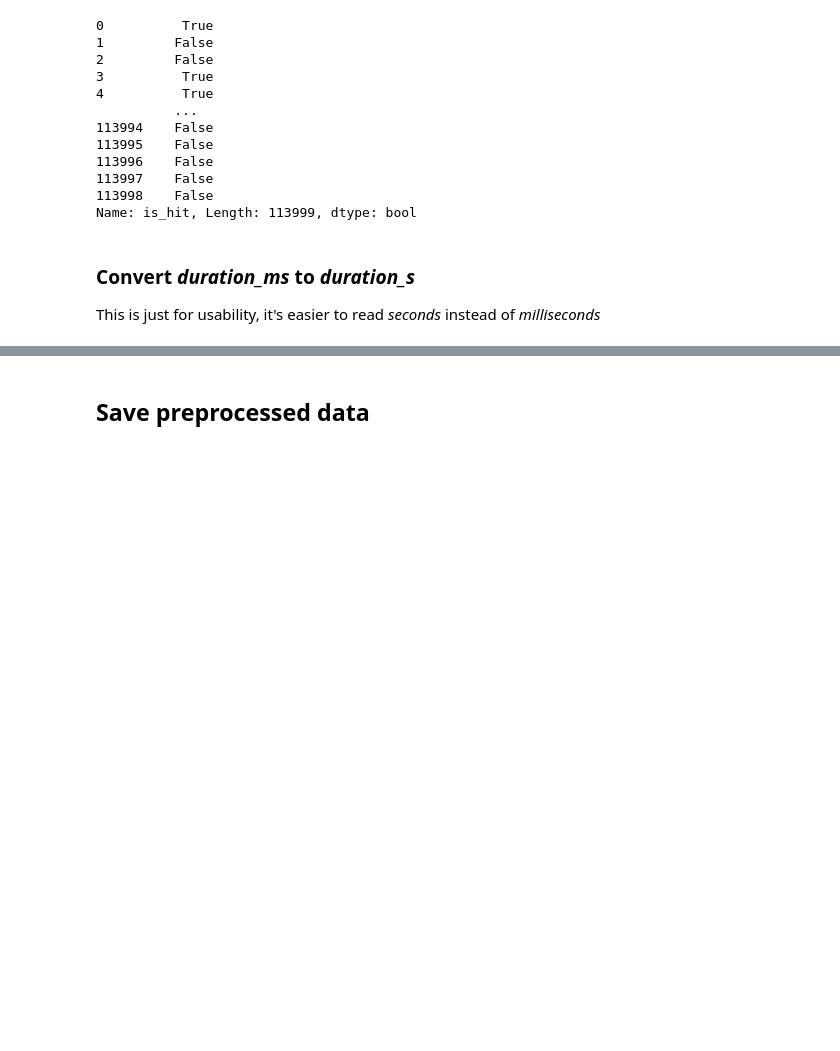
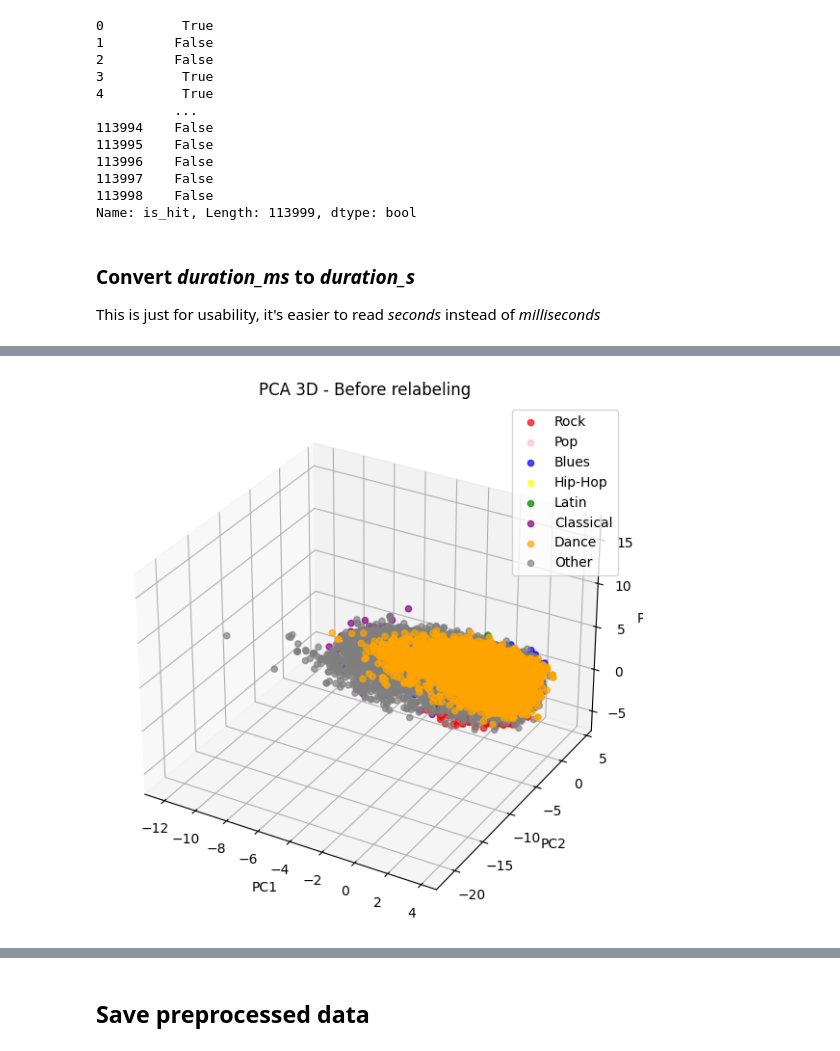
Before and after one commit to karanbir-singh/DAMIN-project, a Jupyter notebook: src/data_preprocess.ipynb, the cells around one changed output, grey strips where cells are left out. Saved outputs shown, nothing was run; the diff lists cells and outputs as text; code cells hidden in the pictures; blank space fills up the shorter version.

Commit message:
added genre engineering via PCA

```diff
--- a/src/data_preprocess.ipynb
+++ b/src/data_preprocess.ipynb
@@ -65,0 +71,3 @@ Name: duration_s, Length: 113999, dtype: int64
+# %%
+genres = df_spotify["track_genre"].unique()
+genres
@@ -65,0 +179,91 @@ Name: duration_s, Length: 113999, dtype: int64
+# %%
+from sklearn.preprocessing import StandardScaler
+from sklearn.decomposition import PCA
+from sklearn.neighbors import KNeighborsClassifier
+import matplotlib.pyplot as plt
+
+def classify_others_pca_knn(cols, n_components=3, k=5):
+    main_categories = ["Rock", "Pop", "Blues", "Hip-Hop", "Latin", "Classical", "Dance"]
+
+    df_main = df_spotify[df_spotify["track_genre"].isin(main_categories)].copy()
+    df_others = df_spotify[df_spotify["track_genre"] == "Other"].copy()
+
+    # scaling
+    scaler = StandardScaler()
+    X_main_scaled = scaler.fit_transform(df_main[cols])
+    X_others_scaled = scaler.transform(df_others[cols])
+
+    # PCA
+    pca = PCA(n_components=n_components)
+    X_main_pca = pca.fit_transform(X_main_scaled)
+    X_others_pca = pca.transform(X_others_scaled)
+
+    # plot clusters before relabeling
+    plot_pca_3d(X_main=X_main_pca, y_main=df_main["track_genre"].values,
+                X_others=X_others_pca, main_categories=main_categories,
+                title="PCA 3D - Before relabeling")
+
+    # KNN relabeling
+    knn = KNeighborsClassifier(n_neighbors=k)
+    knn.fit(X_main_pca, df_main["track_genre"])
+
+    predicted = knn.predict(X_others_pca)
+    df_spotify.loc[df_others.index, "track_genre"] = predicted
+
+    # replot clusters after relabeling
+    plot_pca_3d(X_main=X_main_pca, y_main=df_main["track_genre"].values,
+                X_others=X_others_pca, main_categories=main_categories,
+                assigned_labels=predicted, title="PCA 3D - After relabeling")
+
+    print(f"Predicted labels: {Counter(predicted)}")
+    print(f"Final genres: {Counter(df_spotify["track_genre"])}")
+
+def plot_pca_3d(X_main, y_main, X_others, main_categories, title, assigned_labels=None):
+    fig = plt.figure(figsize=(10, 7))
+    ax = fig.add_subplot(111, projection="3d")
+
+    colors = {
+        "Rock": "red",
+        "Pop": "pink",
+        "Blues": "blue",
+        "Hip-Hop": "yellow",
+        "Latin": "green",
+        "Classical": "purple",
+        "Dance": "orange"
+    }
+
+    for cat in main_categories:
+        idx = np.where(y_main == cat)[0]
+        if len(idx) > 0:
+            ax.scatter(
+                X_main[idx, 0], X_main[idx, 1], X_main[idx, 2],
+                c=colors[cat], label=cat, alpha=0.7, marker="o"
+            )
+
+    if assigned_labels is None:
+        # first plot: original "Other"
+        ax.scatter(
+                X_others[:, 0], X_others[:, 1], X_others[:, 2],
+                c="grey", label="Other", alpha=0.7, marker="o"
+            )
+    else:
+        # second plot: reassigned labels
+        for cat in main_categories:
+            idx = np.where(assigned_labels == cat)[0]
+            if len(idx) > 0:
+                ax.scatter(
+                        X_others[idx, 0], X_others[idx, 1], X_others[idx, 2],
+                        c=colors[cat], label=f"{cat} (assigned)", marker="x", s=80
+                    )
+
+    ax.set_title(title)
+    ax.set_xlabel("PC1")
+    ax.set_ylabel("PC2")
+    ax.set_zlabel("PC3")
+    ax.legend()
+    plt.show()
+
+technical_cols = ["duration_s", "danceability", "energy", "key", "loudness", "mode", "speechiness", "acousticness", "instrumentalness", "liveness", "valence", "tempo", "time_signature"]
+classify_others_pca_knn(technical_cols)
+# %% [output]
+[figure, added]
```
Also changed, not shown: parts of 9 cells of this notebook, 2 other files.
